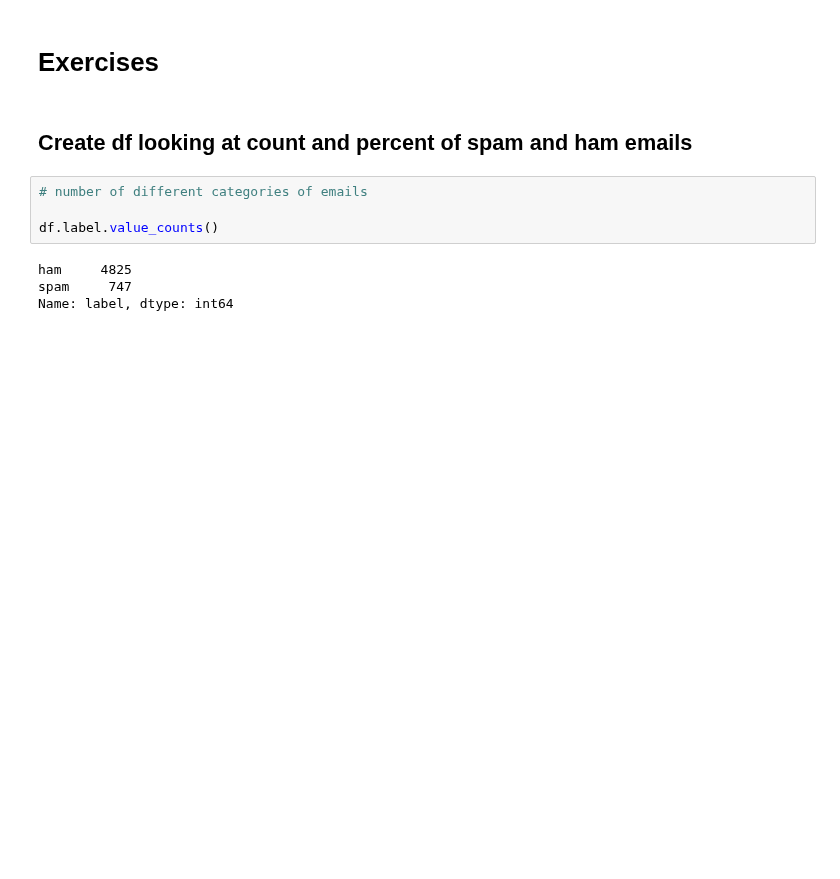
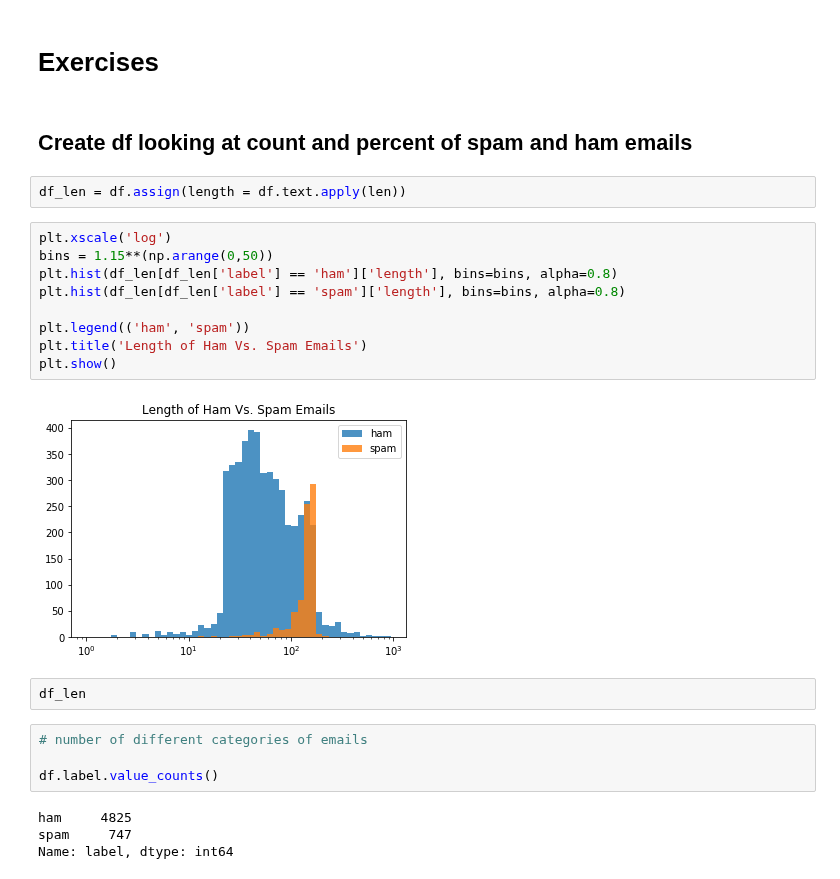
Before and after one commit to faithkane3/ds-methodologies-exercises, a Jupyter notebook: nlp/explore.ipynb, the cells around one changed output. Saved outputs shown, nothing was run; the diff lists cells and outputs as text; blank space fills up the shorter version.

Commit message:
Commit some new viz I was trying out messing with length of email messages

```diff
--- a/nlp/explore.ipynb
+++ b/nlp/explore.ipynb
@@ -40,6 +40,21 @@ df.describe()
 # Exercises
 # %% [markdown]
 ## Create df looking at count and percent of spam and ham emails
+# %%
+df_len = df.assign(length = df.text.apply(len))
+# %%
+plt.xscale('log')
+bins = 1.15**(np.arange(0,50))
+plt.hist(df_len[df_len['label'] == 'ham']['length'], bins=bins, alpha=0.8)
+plt.hist(df_len[df_len['label'] == 'spam']['length'], bins=bins, alpha=0.8)
+
+plt.legend(('ham', 'spam'))
+plt.title('Length of Ham Vs. Spam Emails')
+plt.show()
+# %% [output]
+[figure, added]
+# %%
+df_len
 # %%
 # number of different categories of emails
 
```
Also changed, not shown: parts of 3 cells of this notebook, 1 other file.
